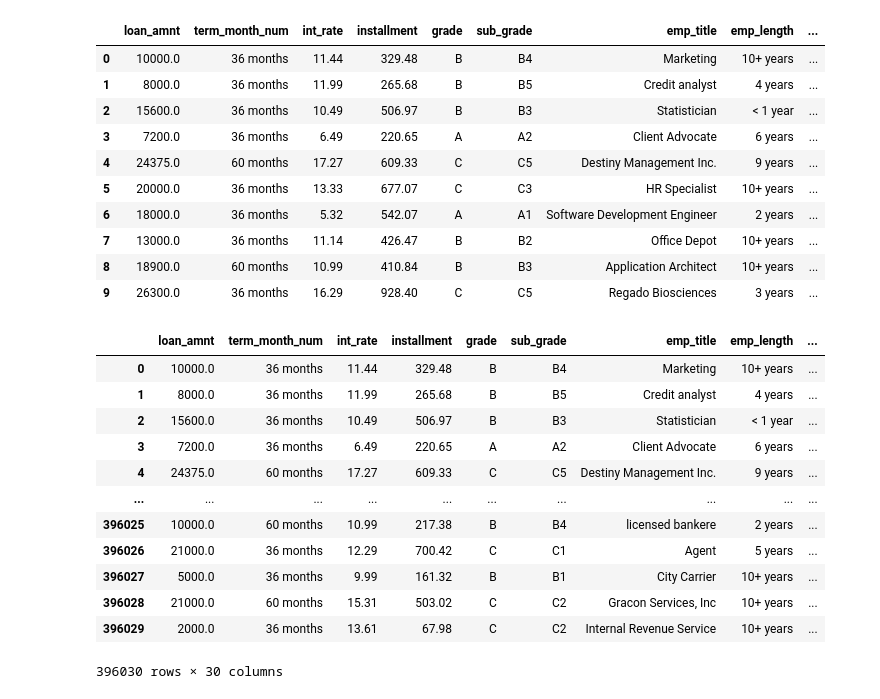
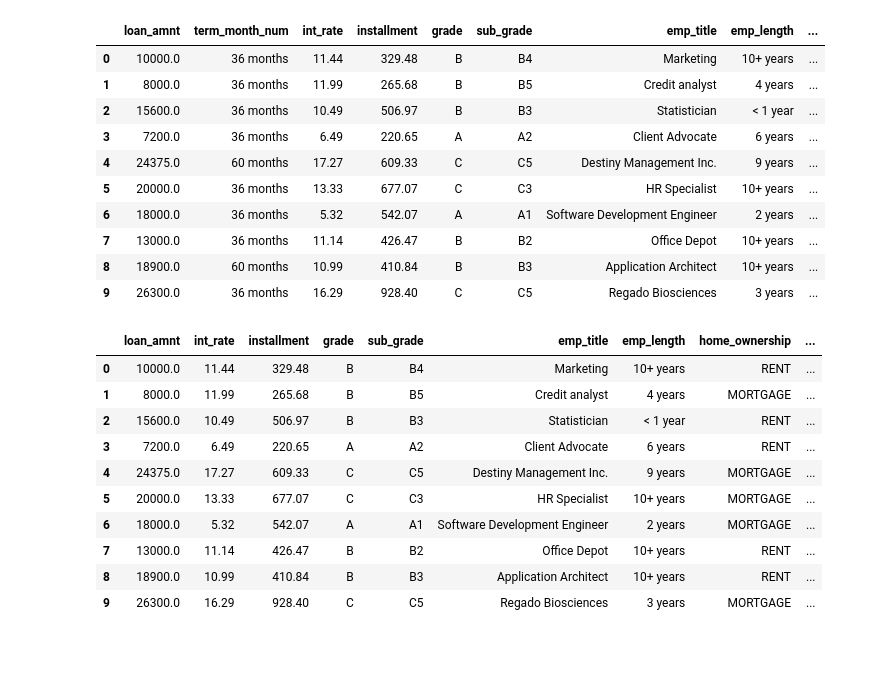
Before and after one commit to aswinvrpai/Study_Projects, a Jupyter notebook: loan_tap_eda.ipynb, the cells around one changed output. Drawn from its saved outputs; the diff is of its cells as text; code cells hidden in the pictures; blank space fills up the shorter version.

Commit message:
EDA_Loan Tap

```diff
--- a/loan_tap_eda.ipynb
+++ b/loan_tap_eda.ipynb
@@ -213,21 +217,23 @@ data_set.head(10)
 | 7 | 13000.0 | 36 months | 11.14 | 426.47 | B | B2 | Office Depot | 10+ years | ... |
 | 8 | 18900.0 | 60 months | 10.99 | 410.84 | B | B3 | Application Architect | 10+ years | ... |
 | 9 | 26300.0 | 36 months | 16.29 | 928.40 | C | C5 | Regado Biosciences | 3 years | ... |
-# %%
-data_set['term_month_num_new']=data_set['term_month_num'].apply(lambda x:x.split(' ')[0])
-# %%
-data_set
-# %% [output]
-|  | loan_amnt | term_month_num | int_rate | installment | grade | sub_grade | emp_title | emp_length | ... |
-| 0 | 10000.0 | 36 months | 11.44 | 329.48 | B | B4 | Marketing | 10+ years | ... |
-| 1 | 8000.0 | 36 months | 11.99 | 265.68 | B | B5 | Credit analyst | 4 years | ... |
-| 2 | 15600.0 | 36 months | 10.49 | 506.97 | B | B3 | Statistician | < 1 year | ... |
-| 3 | 7200.0 | 36 months | 6.49 | 220.65 | A | A2 | Client Advocate | 6 years | ... |
-| 4 | 24375.0 | 60 months | 17.27 | 609.33 | C | C5 | Destiny Management Inc. | 9 years | ... |
-| ... | ... | ... | ... | ... | ... | ... | ... | ... | ... |
-| 396025 | 10000.0 | 60 months | 10.99 | 217.38 | B | B4 | licensed bankere | 2 years | ... |
-| 396026 | 21000.0 | 36 months | 12.29 | 700.42 | C | C1 | Agent | 5 years | ... |
-| 396027 | 5000.0 | 36 months | 9.99 | 161.32 | B | B1 | City Carrier | 10+ years | ... |
-| 396028 | 21000.0 | 60 months | 15.31 | 503.02 | C | C2 | Gracon Services, Inc | 10+ years | ... |
-| 396029 | 2000.0 | 36 months | 13.61 | 67.98 | C | C2 | Internal Revenue Service | 10+ years | ... |
-396030 rows × 30 columns
+# %%
+split_col=data_set['term_month_num'].str.split(' ')
+# %%
+data_set['term_months']=split_col.str[1]
+# %%
+data_set.drop(columns='term_month_num',inplace=True)
+# %%
+data_set.head(10)
+# %% [output]
+|  | loan_amnt | int_rate | installment | grade | sub_grade | emp_title | emp_length | home_ownership | ... |
+| 0 | 10000.0 | 11.44 | 329.48 | B | B4 | Marketing | 10+ years | RENT | ... |
+| 1 | 8000.0 | 11.99 | 265.68 | B | B5 | Credit analyst | 4 years | MORTGAGE | ... |
+| 2 | 15600.0 | 10.49 | 506.97 | B | B3 | Statistician | < 1 year | RENT | ... |
+| 3 | 7200.0 | 6.49 | 220.65 | A | A2 | Client Advocate | 6 years | RENT | ... |
+| 4 | 24375.0 | 17.27 | 609.33 | C | C5 | Destiny Management Inc. | 9 years | MORTGAGE | ... |
+| 5 | 20000.0 | 13.33 | 677.07 | C | C3 | HR Specialist | 10+ years | MORTGAGE | ... |
+| 6 | 18000.0 | 5.32 | 542.07 | A | A1 | Software Development Engineer | 2 years | MORTGAGE | ... |
+| 7 | 13000.0 | 11.14 | 426.47 | B | B2 | Office Depot | 10+ years | RENT | ... |
+| 8 | 18900.0 | 10.99 | 410.84 | B | B3 | Application Architect | 10+ years | RENT | ... |
+| 9 | 26300.0 | 16.29 | 928.40 | C | C5 | Regado Biosciences | 3 years | MORTGAGE | ... |
```
Also changed, not shown: parts of 8 cells of this notebook.
